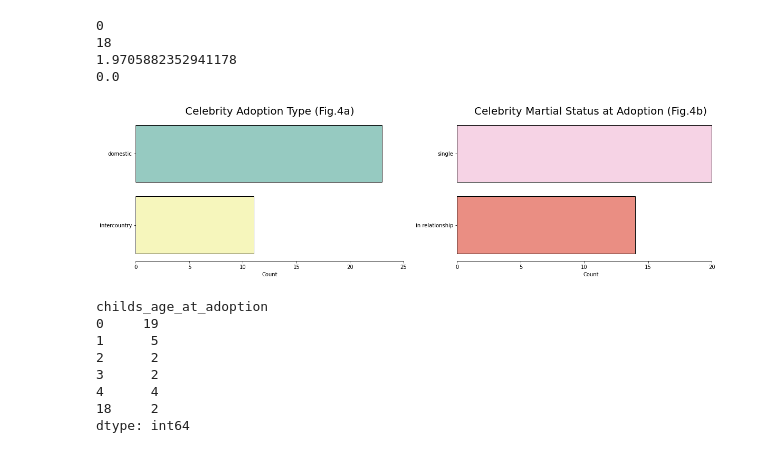
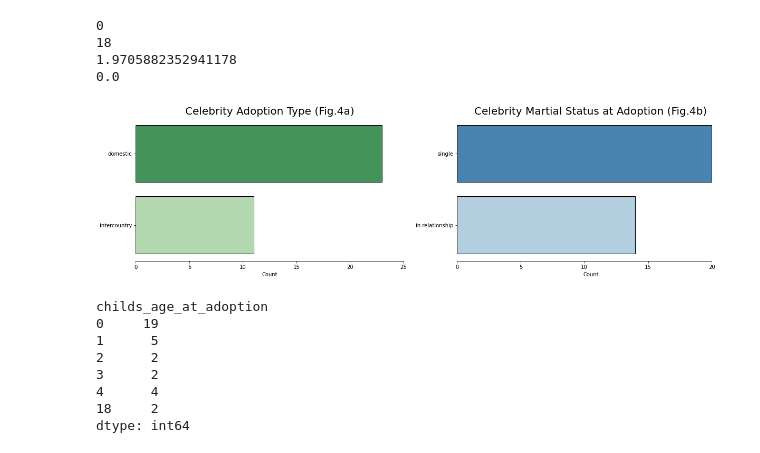
Before and after one commit to MartaGx/Adoption-Trends-IRL-vs-USA, a Jupyter notebook: Project_Certificate_2022_Jupyter.ipynb, the cells around one changed output. Saved outputs shown, nothing was run; the diff lists cells and outputs as text; code cells hidden in the pictures.

```diff
--- a/Project_Certificate_2022_Jupyter.ipynb
+++ b/Project_Certificate_2022_Jupyter.ipynb
@@ -685,27 +686,27 @@ print(age_median)
 # %%
 # Creating subplots
 plt.rcParams['figure.figsize'] = (20,5)
 
 ax = plt.subplot(1,2,1)
-sns.countplot(y='country_of_origin', data=celeb_adop, palette='Set3', linewidth=1, edgecolor='black')
+sns.countplot(y='country_of_origin', data=celeb_adop, palette='Greens_r', linewidth=1, edgecolor='black')
 plt.title ('Celebrity Adoption Type (Fig.4a)', fontsize=20)
 plt.xlabel('Count')
 plt.xticks([0,5,10,15,20,25])
 ax.set(ylabel=None)
 sns.despine()
 
 ax = plt.subplot(1,2,2)
-sns.countplot(y='parents_martial_status_at_adoption', data=celeb_adop, palette='Set3_r', linewidth=1, edgecolor='black')
+sns.countplot(y='parents_martial_status_at_adoption', data=celeb_adop, palette='Blues_r', linewidth=1, edgecolor='black')
 plt.title ('Celebrity Martial Status at Adoption (Fig.4b)', fontsize=20)
 plt.xlabel('Count')
 plt.xticks([0,5,10,15,20])
 ax.set(ylabel=None)
 sns.despine(left=True, trim=True)
 
 plt.savefig('Fig4.png')
 plt.show()
 # %% [output]
-[figure, old version]
+[figure, new version]
 # %%
 age_distrib = celeb_adop.value_counts(subset='childs_age_at_adoption').sort_index()
 age_distrib
```
Also changed, not shown: parts of 6 cells of this notebook.
